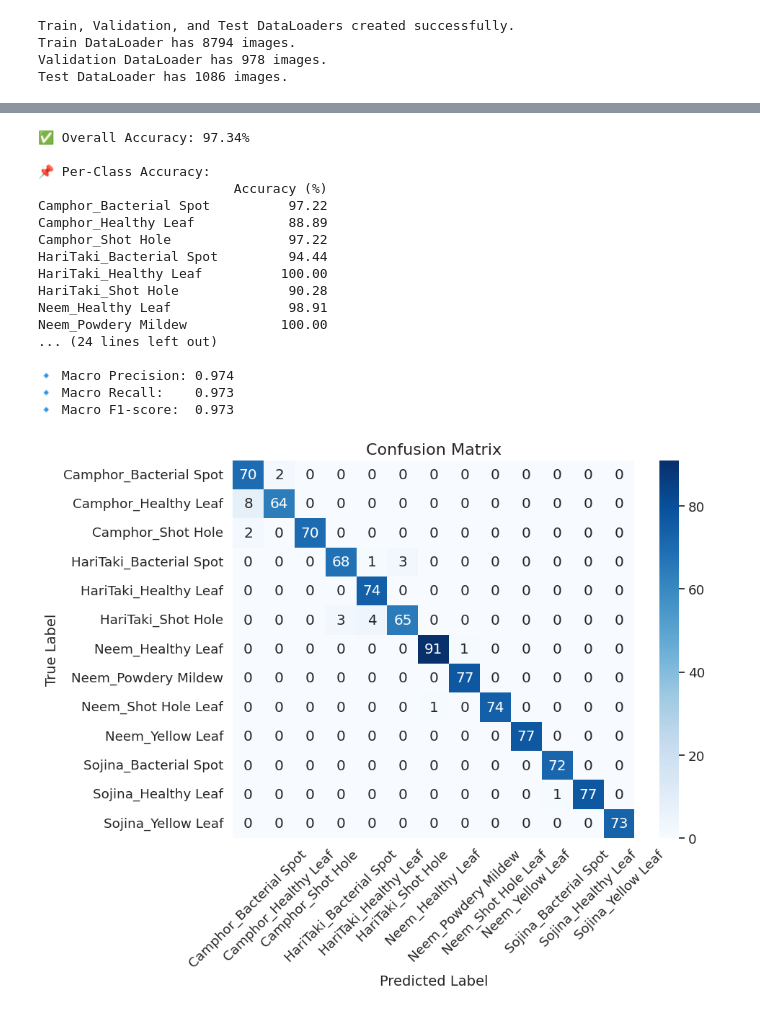
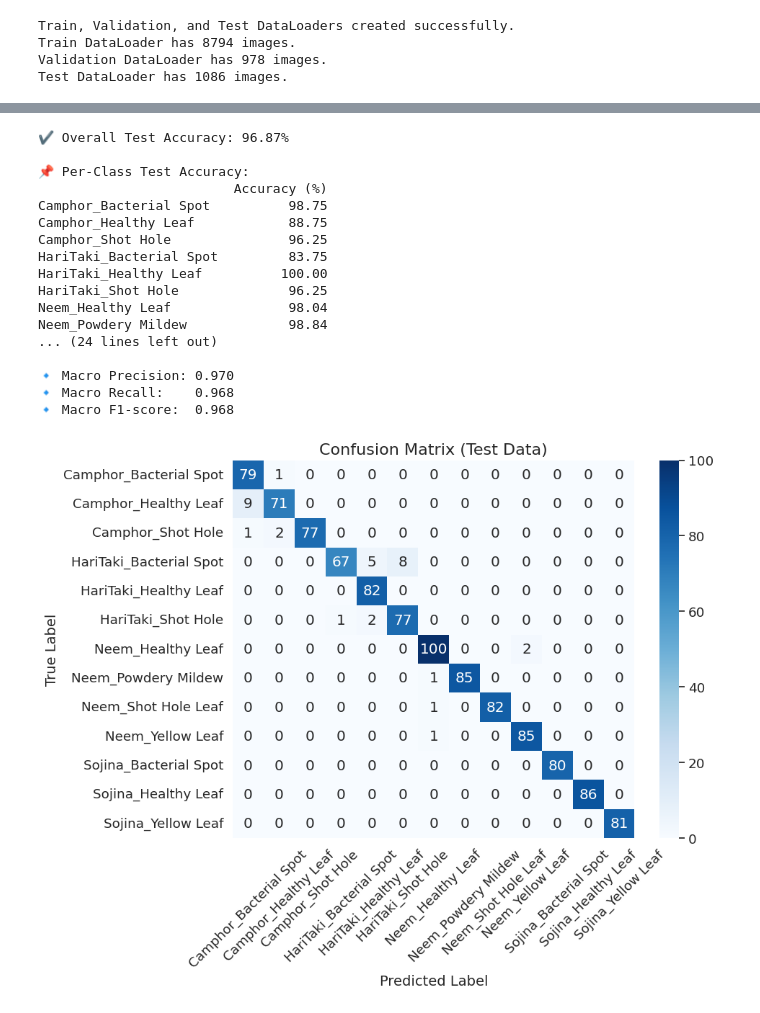
Before and after one commit to Irfan-Riyad/CSE475, a Jupyter notebook: Code/SSL Models/dinov2-ssl-model.ipynb, the cells around one changed output, grey strips where cells are left out. Drawn from its saved outputs; the diff is of its cells as text; code cells hidden in the pictures.

```diff
--- a/Code/SSL Models/dinov2-ssl-model.ipynb
+++ b/Code/SSL Models/dinov2-ssl-model.ipynb
@@ -889,38 +700,38 @@ from sklearn.metrics import (
 )
 
 # ------------------------------
-# 1️⃣ Predictions
+# 1. Predictions on TEST SET
 # ------------------------------
-preds = mlp.predict(val_X)
+preds = mlp.predict(test_X)
 
 # ------------------------------
-# 2️⃣ Overall Accuracy
+# 2. Overall Accuracy
 # ------------------------------
-overall_acc = accuracy_score(val_y, preds)
-print(f"\n✅ Overall Accuracy: {overall_acc * 100:.2f}%")
+overall_acc = accuracy_score(test_y, preds)
+print(f"\n✔️ Overall Test Accuracy: {overall_acc * 100:.2f}%")
 
 # ------------------------------
-# 3️⃣ Per-Class Accuracy
+# 3. Per-Class Accuracy
 # ------------------------------
 per_class_acc = {}
 for c in range(NUM_CLASSES):
-    idx = np.where(val_y == c)[0]  # indices of class c
-    class_acc = accuracy_score(val_y[idx], preds[idx])
+    idx = np.where(test_y == c)[0]  # indices of class c
+    class_acc = accuracy_score(test_y[idx], preds[idx])
     class_name = list(class_to_idx.keys())[c]
     per_class_acc[class_name] = class_acc * 100
 
-# Display per-class accuracy in a professional table
+# Display per-class accuracy
 df_acc = pd.DataFrame.from_dict(per_class_acc, orient='index', columns=['Accuracy (%)'])
 df_acc = df_acc.sort_index()
-print("\n📌 Per-Class Accuracy:")
+print("\n📌 Per-Class Test Accuracy:")
 print(df_acc.to_string(float_format='%.2f'))
 
 # ------------------------------
-# 4️⃣ Classification Report (Precision, Recall, F1)
+# 4. Classification Report (Precision, Recall, F1)
 # ------------------------------
-print("\n📄 Classification Report:")
+print("\n📄 Test Classification Report:")
 report = classification_report(
-    val_y, preds,
+    test_y, preds,
     target_names=list(class_to_idx.keys()),
     digits=3,
     output_dict=True
@@ -929,55 +740,55 @@ df_report = pd.DataFrame(report).T
 print(df_report.round(3))
 
 # Macro averages
-macro_precision = precision_score(val_y, preds, average='macro')
-macro_recall = recall_score(val_y, preds, average='macro')
-macro_f1 = f1_score(val_y, preds, average='macro')
+macro_precision = precision_score(test_y, preds, average='macro')
+macro_recall = recall_score(test_y, preds, average='macro')
+macro_f1 = f1_score(test_y, preds, average='macro')
 
 print(f"\n🔹 Macro Precision: {macro_precision:.3f}")
 print(f"🔹 Macro Recall:    {macro_recall:.3f}")
 print(f"🔹 Macro F1-score:  {macro_f1:.3f}")
 
 # ------------------------------
-# 5️⃣ Confusion Matrix Visualization
+# 5. Confusion Matrix Visualization
 # ------------------------------
-cm = confusion_matrix(val_y, preds)
+cm = confusion_matrix(test_y, preds)
 plt.figure(figsize=(10, 8))
 sns.set(font_scale=1.2)
 sns.heatmap(
     cm,
     annot=True,
     fmt='d',
     cmap='Blues',
     xticklabels=list(class_to_idx.keys()),
     yticklabels=list(class_to_idx.keys()),
     cbar=True
 )
 plt.xlabel('Predicted Label', fontsize=14)
 plt.ylabel('True Label', fontsize=14)
-plt.title('Confusion Matrix', fontsize=16)
+plt.title('Confusion Matrix (Test Data)', fontsize=16)
 plt.xticks(rotation=45)
 plt.yticks(rotation=0)
 plt.tight_layout()
 plt.show()
 # %% [output]
-✅ Overall Accuracy: 97.34%
+✔️ Overall Test Accuracy: 96.87%
 
-📌 Per-Class Accuracy:
+📌 Per-Class Test Accuracy:
                          Accuracy (%)
-Camphor_Bacterial Spot          97.22
-Camphor_Healthy Leaf            88.89
-Camphor_Shot Hole               97.22
-HariTaki_Bacterial Spot         94.44
+Camphor_Bacterial Spot          98.75
+Camphor_Healthy Leaf            88.75
+Camphor_Shot Hole               96.25
+HariTaki_Bacterial Spot         83.75
 HariTaki_Healthy Leaf          100.00
-HariTaki_Shot Hole              90.28
-Neem_Healthy Leaf               98.91
-Neem_Powdery Mildew            100.00
+HariTaki_Shot Hole              96.25
+Neem_Healthy Leaf               98.04
+Neem_Powdery Mildew             98.84
 ... (24 lines left out)
 
-🔹 Macro Precision: 0.974
-🔹 Macro Recall:    0.973
-🔹 Macro F1-score:  0.973
+🔹 Macro Precision: 0.970
+🔹 Macro Recall:    0.968
+🔹 Macro F1-score:  0.968
-[figure, old version]
+[figure, new version]
 # %%
 import time
 import matplotlib.pyplot as plt
```
Also changed, not shown: parts of 8 cells of this notebook.
